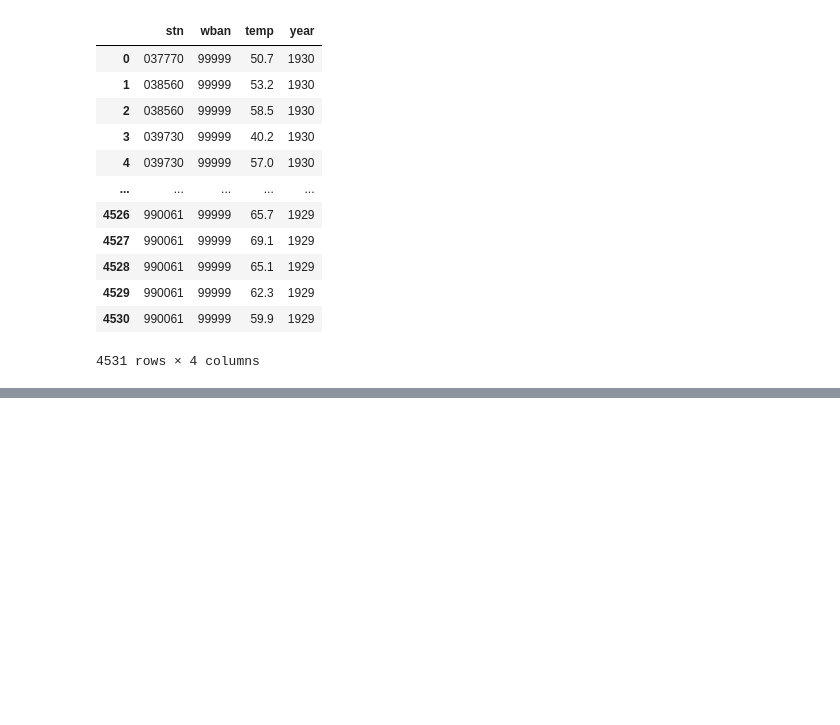
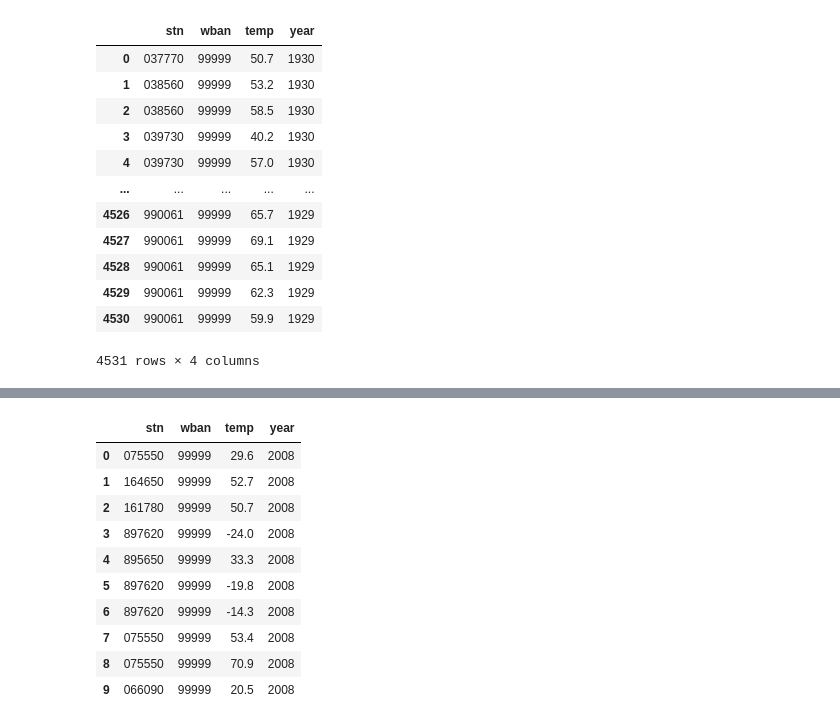
Before and after one commit to samilozkan/BigQuery-Tutorial, a Jupyter notebook: intro.ipynb, the cells around one changed output, grey strips where cells are left out. Cells and saved outputs as stored; diff of their text form; code cells hidden in the pictures; blank space fills up the shorter version.

```diff
--- a/intro.ipynb
+++ b/intro.ipynb
@@ -404,0 +456,20 @@ FROM `bigquery-public-data.noaa_gsod.gsod1930`
+# %%
+%%bigquery
+SELECT
+    stn,wban,temp, year
+FROM `bigquery-public-data.noaa_gsod.gsod*`
+--All gsod tables after 1950
+WHERE _TABLE_SUFFIX > '1950'
+LIMIT 10
+# %% [output]
+|  | stn | wban | temp | year |
+| 0 | 075550 | 99999 | 29.6 | 2008 |
+| 1 | 164650 | 99999 | 52.7 | 2008 |
+| 2 | 161780 | 99999 | 50.7 | 2008 |
+| 3 | 897620 | 99999 | -24.0 | 2008 |
+| 4 | 895650 | 99999 | 33.3 | 2008 |
+| 5 | 897620 | 99999 | -19.8 | 2008 |
+| 6 | 897620 | 99999 | -14.3 | 2008 |
+| 7 | 075550 | 99999 | 53.4 | 2008 |
+| 8 | 075550 | 99999 | 70.9 | 2008 |
+| 9 | 066090 | 99999 | 20.5 | 2008 |
```
Also changed, not shown: parts of 4 cells of this notebook.
